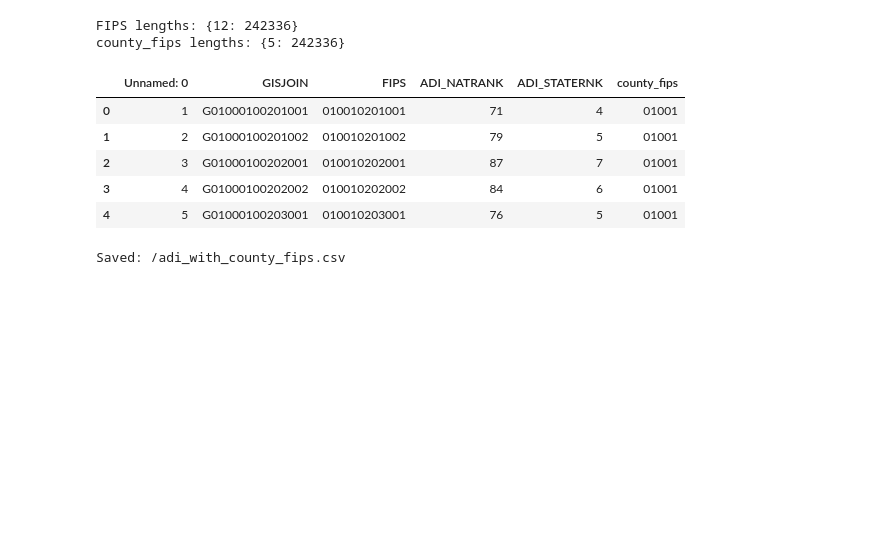
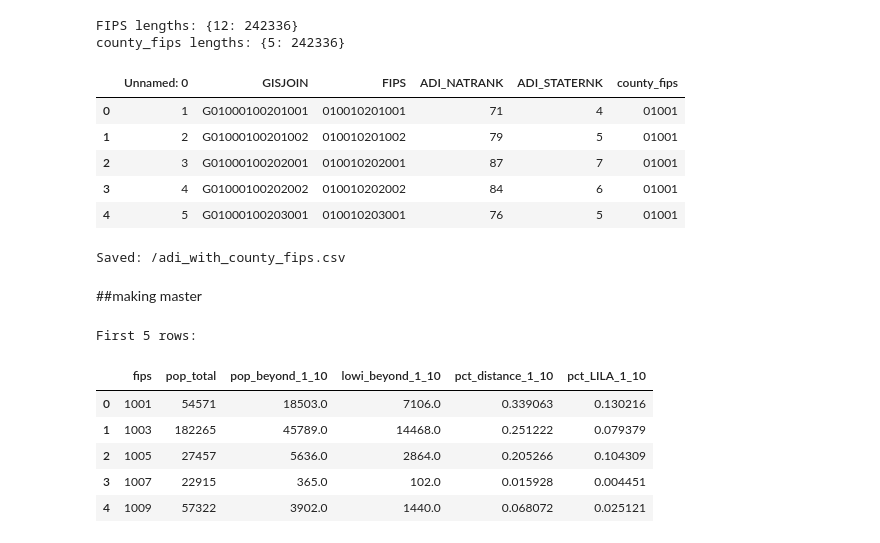
Before and after one commit to worldterminator/mess, a Jupyter notebook: hungergame.ipynb, the cells around one changed output. Cells and saved outputs as stored; diff of their text form; code cells hidden in the pictures; blank space fills up the shorter version.

```diff
--- a/hungergame.ipynb
+++ b/hungergame.ipynb
@@ -413,3 +413,22 @@ adi.to_csv(adi_out, index=False)
 print("Saved:", adi_out)
 # %% [output]
 Saved: /adi_with_county_fips.csv
+# %% [markdown]
+##making master
+# %%
+import pandas as pd
+acharya = pd.read_csv('/content/abs-jop-countydata.csv')
+acs_svi = pd.read_csv('/content/acs_county_2022_with_svi.csv')
+adi = pd.read_csv('/content/adi_with_county_fips.csv')
+usda = pd.read_csv('/content/usda_atlas_county.csv')
+# %%
+print("\nFirst 5 rows:")
+usda.head()
+# %% [output]
+First 5 rows:
+|  | fips | pop_total | pop_beyond_1_10 | lowi_beyond_1_10 | pct_distance_1_10 | pct_LILA_1_10 |
+| 0 | 1001 | 54571 | 18503.0 | 7106.0 | 0.339063 | 0.130216 |
+| 1 | 1003 | 182265 | 45789.0 | 14468.0 | 0.251222 | 0.079379 |
+| 2 | 1005 | 27457 | 5636.0 | 2864.0 | 0.205266 | 0.104309 |
+| 3 | 1007 | 22915 | 365.0 | 102.0 | 0.015928 | 0.004451 |
+| 4 | 1009 | 57322 | 3902.0 | 1440.0 | 0.068072 | 0.025121 |
```
Also changed, not shown: parts of 7 cells of this notebook.
